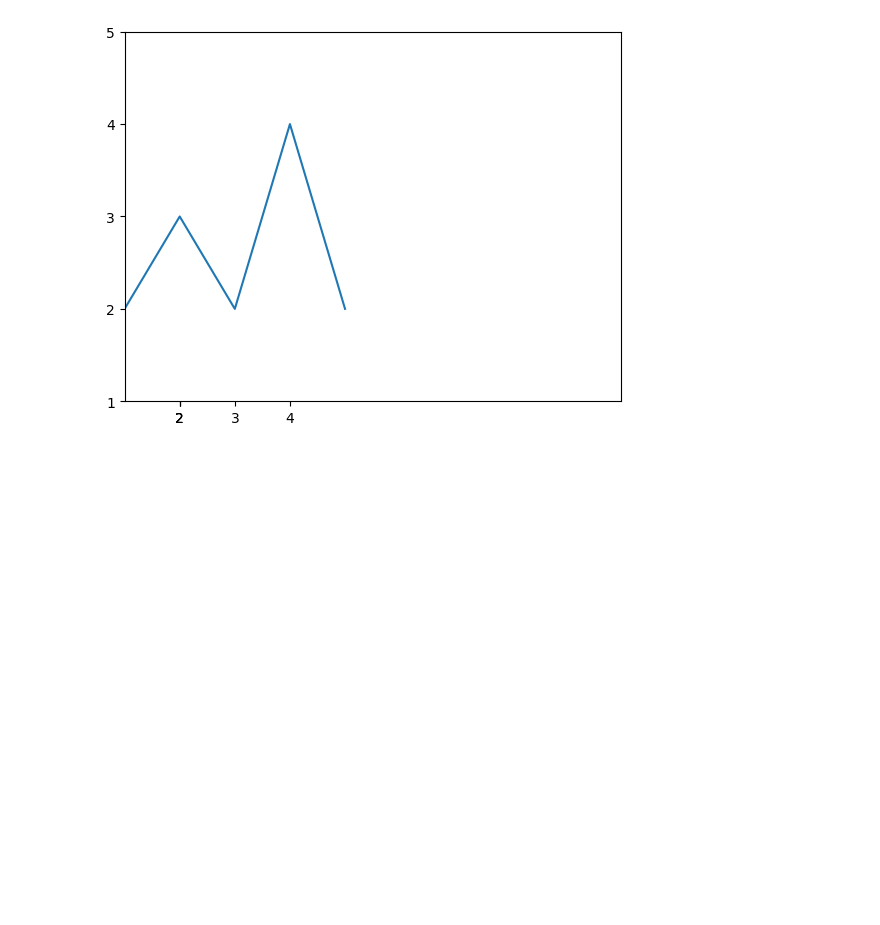
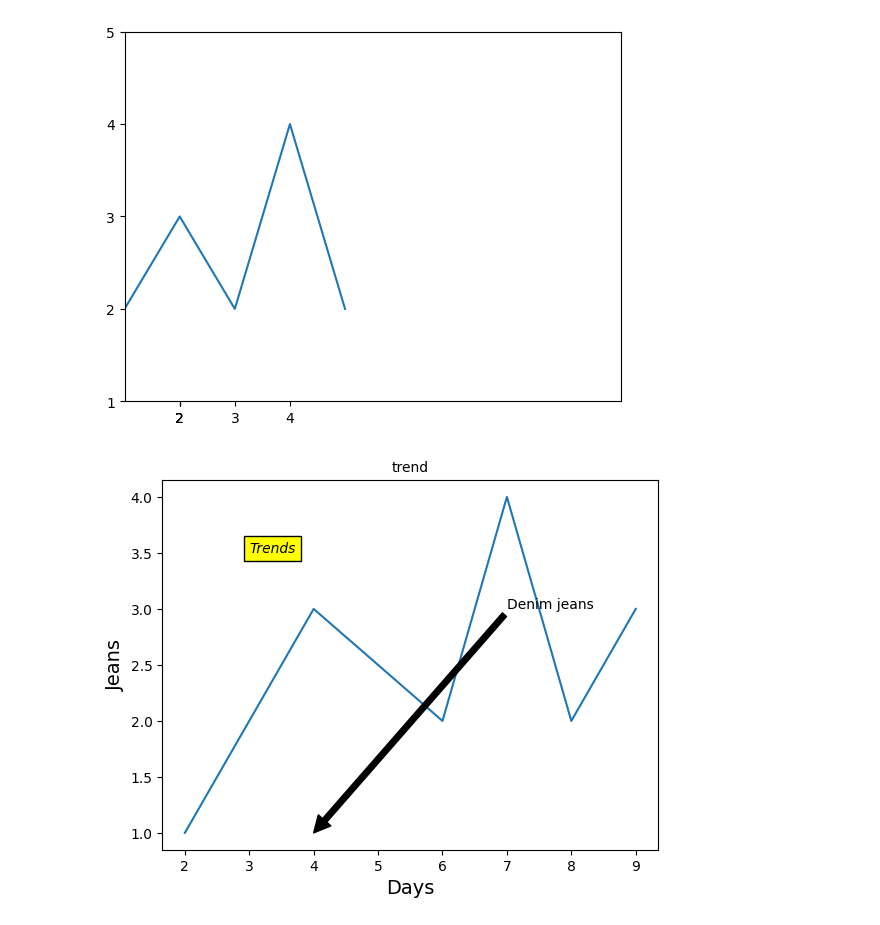
Before and after one commit to NishmthaM/matplotlib_python, a Jupyter notebook: Matplotlib.ipynb, the cells around one changed output. Saved outputs shown, nothing was run; the diff lists cells and outputs as text; code cells hidden in the pictures; blank space fills up the shorter version.

```diff
--- a/Matplotlib.ipynb
+++ b/Matplotlib.ipynb
@@ -789,0 +798,19 @@ plt.show()
+# %%
+import matplotlib.pyplot as plt
+
+x=[2,4,6,7,8,9]
+y=[1,3,2,4,2,3]
+
+plt.plot(x,y)
+
+plt.title("trend",fontsize=10)
+plt.xlabel("Days",fontsize=14)
+plt.ylabel("Jeans",fontsize=14)
+
+plt.text(3,3.5,"Trends",style="italic",bbox={"facecolor":"yellow"})
+
+plt.annotate("Denim jeans",xy=(4,1),xytext=(7,3.0),arrowprops=dict(facecolor="black",shrink=50))
+
+plt.show()
+# %% [output]
+[figure, added]
```
Also changed, not shown: parts of 1 cell of this notebook.
